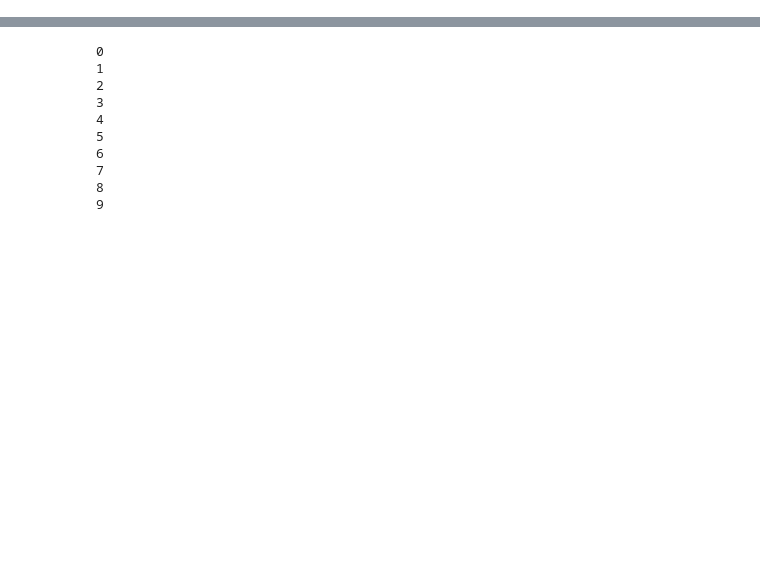
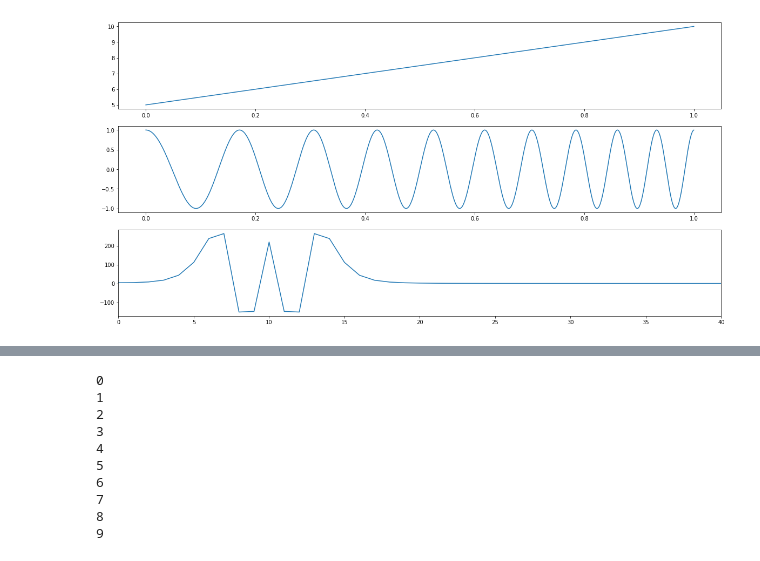
Before and after one commit to sungjea713/FMCW, a Jupyter notebook: Radar.ipynb, the cells around one changed output, grey strips where cells are left out. Drawn from its saved outputs; the diff is of its cells as text; code cells hidden in the pictures; blank space fills up the shorter version.

```diff
--- a/Radar.ipynb
+++ b/Radar.ipynb
@@ -38,0 +107,34 @@ $$T_s$$
+# %%
+'''sawtooth'''
+import numpy as np
+import math
+import matplotlib.pyplot as plt
+from numpy.fft import fft, fftshift
+from scipy import signal
+
+Tchirp = 1
+fsw = 5
+f0 = 5
+fs = 2000/Tchirp
+t = [x for x in np.arange(0.0, 1, 1/fs)]
+yf = [fsw*(signal.sawtooth(2*np.pi/Tchirp*x)+1)/2 + f0 for x in t]
+yt = []
+for i in range(0, len(yf)):
+  yt.append(math.cos(2*math.pi*yf[i]*t[i]))
+
+yfft = fftshift(fft(yt))
+fx = [ x * fs /len(t) for x in np.arange(-len(t)/2, len(t)/2)]
+
+fig = plt.figure(figsize=(20,10))
+ax1 = fig.add_subplot(3, 1, 1)
+ax2 = fig.add_subplot(3, 1, 2)
+ax3 = fig.add_subplot(3, 1, 3)
+
+ax1.plot(t, yf)
+ax2.plot(t, yt)
+ax3.plot(fx, yfft)
+ax3.set_xlim(0, 40)
+
+plt.show()
+# %% [output]
+[figure, added]
```
Also changed, not shown: parts of 9 cells of this notebook.
